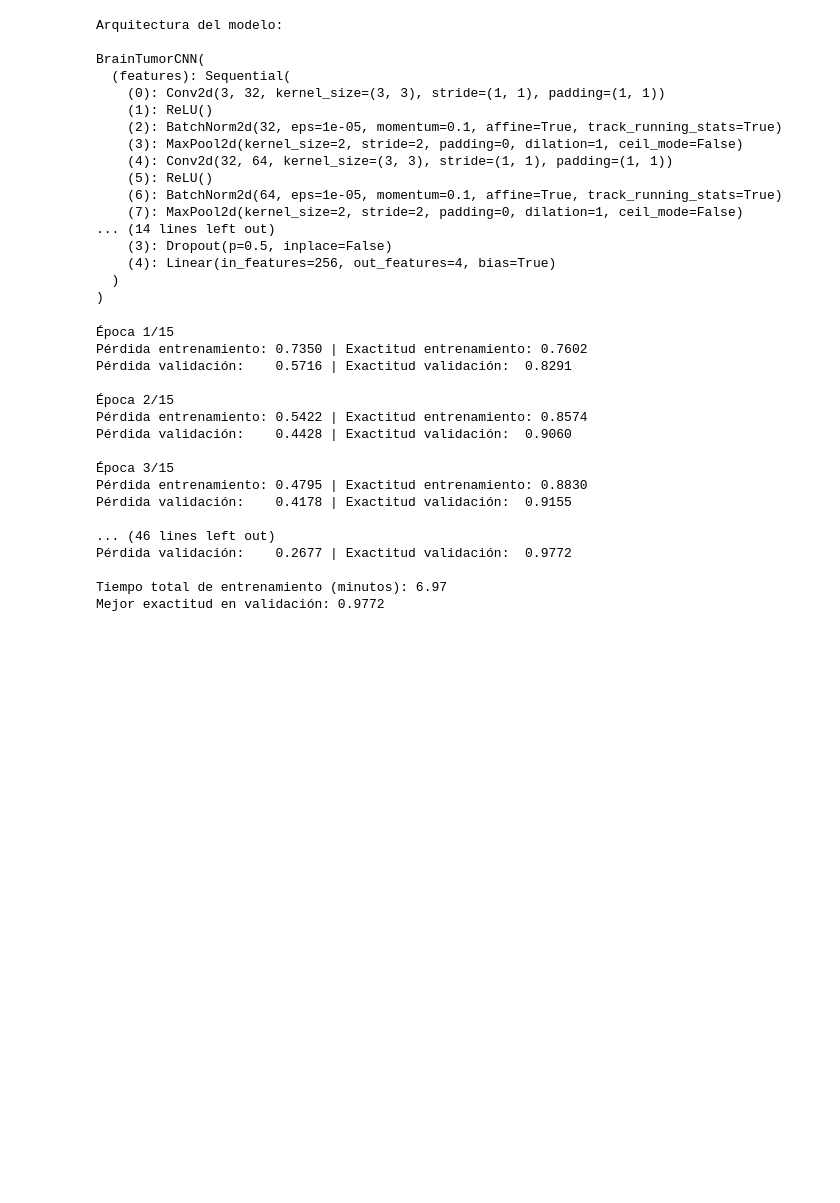
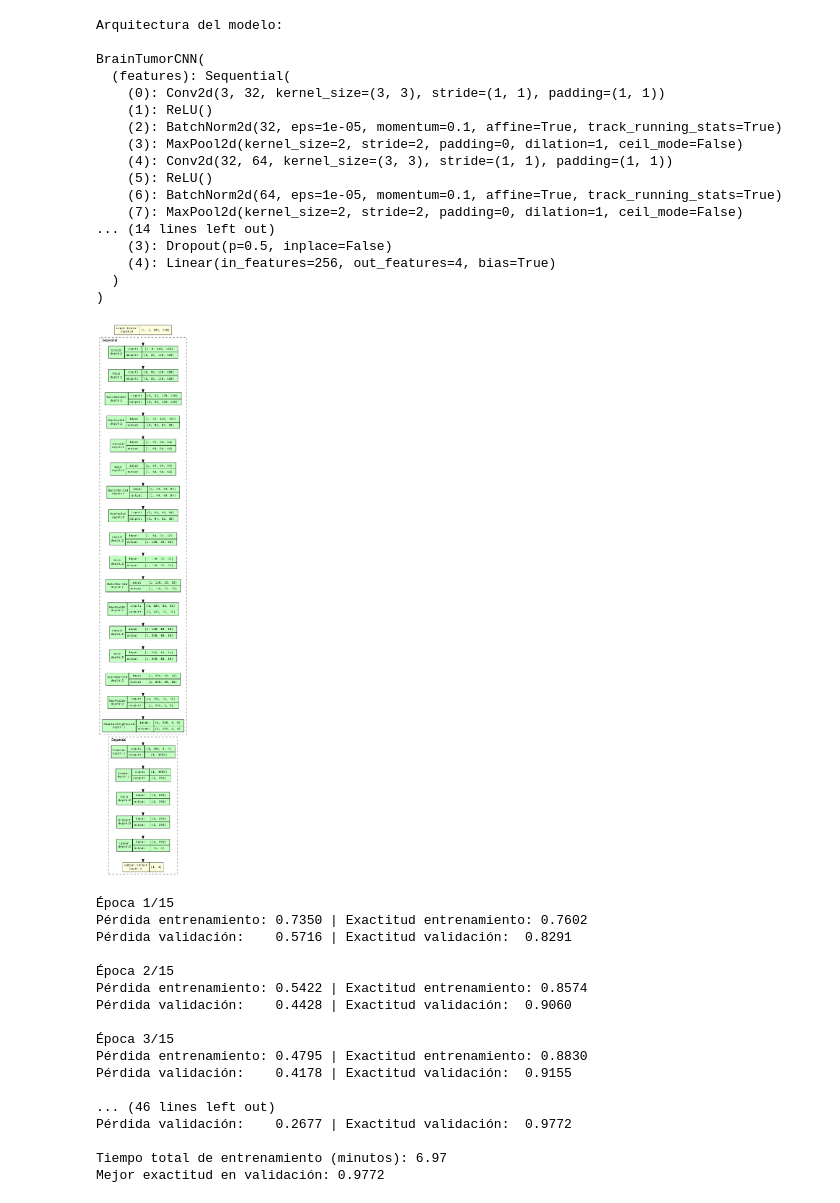
Before and after one commit to jdrubianog-crypto/ods-streamlit-app, a Jupyter notebook: cerebro.ipynb, the cells around one changed output. Drawn from its saved outputs; the diff is of its cells as text; code cells hidden in the pictures; blank space fills up the shorter version.

Commit message:
Feat: se incluye diagrama y descripcion de la arquitectura planteada

```diff
--- a/cerebro.ipynb
+++ b/cerebro.ipynb
@@ -387,6 +403,17 @@ BrainTumorCNN(
     (4): Linear(in_features=256, out_features=4, bias=True)
   )
 )
+# %%
+graph = draw_graph(
+    model,
+    input_size=(1, 3, 128, 128),
+    expand_nested=True
+)
+
+graph.visual_graph.render("cnn_architecture", format="png")
+display(Image(filename="cnn_architecture.png"))
+# %% [output]
+[figure, added]
 # %%
 # ---------------------------
 # 15. FUNCIÓN DE PÉRDIDA Y OPTIMIZADOR
```
Also changed, not shown: parts of 4 cells of this notebook.
